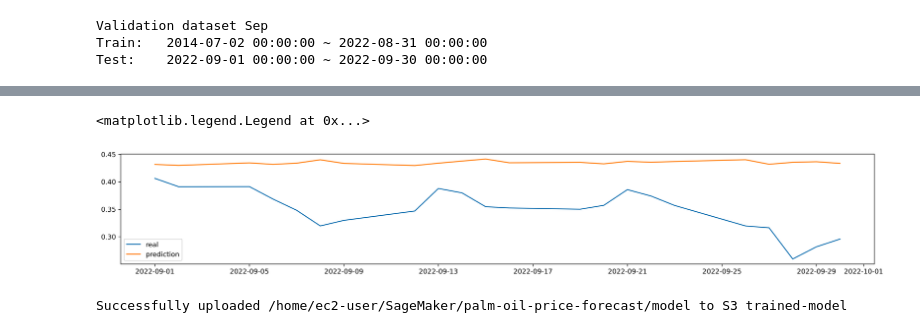
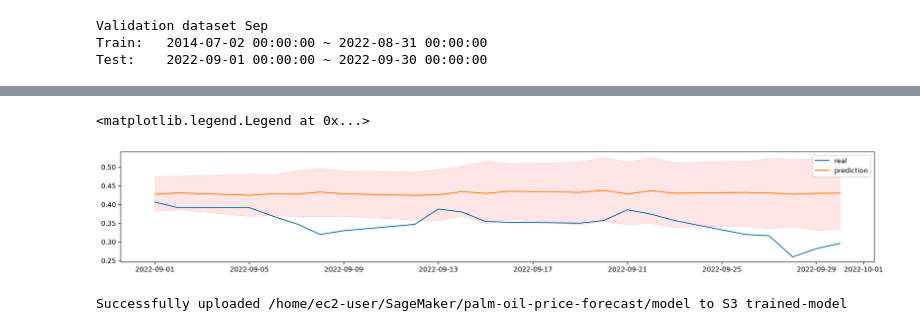
Before and after one commit to gwangjinjeong/palm-oil-price-forecast, a Jupyter notebook: MLOps_Env4palm.ipynb, the cells around one changed output, grey strips where cells are left out. Drawn from its saved outputs; the diff is of its cells as text; code cells hidden in the pictures.

```diff
--- a/MLOps_Env4palm.ipynb
+++ b/MLOps_Env4palm.ipynb
@@ -902,41 +902,52 @@ for f in glob.glob('{}/**/*.csv'.format('/home/ec2-user/SageMaker/palm-oil-price
 # %%
+%%time
 from sagemaker.processing import ProcessingInput, ProcessingOutput
 import boto3
 import sagemaker
 from sagemaker import get_execution_role
 from sagemaker.sklearn.processing import SKLearnProcessor
+import time
+start = time.time()
 
 # region = boto_session.region_name
 role = get_execution_role()
-sklearn_processor = SKLearnProcessor(framework_version = "0.20.0",
+sklearn_processor = SKLearnProcessor(framework_version = "1.0-1",
                                      role = role,
                                      instance_type = "ml.m5.xlarge",
                                      instance_count = 1
                                     )
 
-s3_uri = 's3://{}/{}/{}/{}'.format(BUCKET_NAME_USECASE,
-                                S3_PATH_GOLDEN,
-                                KST.strftime('%Y/%m/%d'),
-                                '{}.csv'.format('stage'),
-                               )
-
+s3_source_uri = 's3://{}/{}/{}/{}'.format(BUCKET_NAME_USECASE,
+                                          S3_PATH_GOLDEN,
+                                          KST.strftime('%Y/%m/%d'),
+                                          '{}.csv'.format('stage'),
+                                         )
+s3_destination_uri = 's3://{}/{}/{}'.format(BUCKET_NAME_USECASE,
+                                            S3_PATH_GOLDEN,
+                                            KST.strftime('%Y/%m/%d')
+                                           )
 sklearn_processor.run(
     code = "preprocessing.py",
     inputs = [
         ProcessingInput(
-            source = s3_uri,
+            source = s3_source_uri,
             input_name = 'stage_data',
-            # s3_input = s3_input,
             destination = "/opt/ml/processing/input")],
     outputs = [
         ProcessingOutput(
             output_name = "train_data",
-            source = "/opt/ml/processing/train"),
+            source = "/opt/ml/processing/train",
+            destination = s3_destination_uri),
         ProcessingOutput(
             output_name = "test_data",
-            source = "/opt/ml/processing/test")],
+            source = "/opt/ml/processing/test",
+            destination = s3_destination_uri)
+    ],
     arguments=["--train_test_split_date", "2022-10-01"],
+    # arguments=["--train_valid_split_date", "2022-09-01"],
+
 )
 
 preprocessing_job_description = sklearn_processor.jobs[-1].describe()
+end = time.time()
 # %% [output]
@@ -1056,6 +1046,3 @@ You should consider upgrading via the '/home/ec2-user/anaconda3/envs/mxnet_p37/b
 # %%
 from autogluon.timeseries import TimeSeriesPredictor, TimeSeriesDataFrame
 import pandas as pd
-# %%
-preprocessed_training_data = 's3://sagemaker-ap-northeast-2-276114397529/sagemaker-scikit-learn-2022-10-25-22-51-41-106/output/train_data'
-preprocessed_test_data = 's3://sagemaker-ap-northeast-2-276114397529/sagemaker-scikit-learn-2022-10-25-22-51-41-106/output/test_data'
@@ -1234,7 +1229,7 @@ val01_model_path
 predictor_val01 = TimeSeriesPredictor(
     path = val01_model_path,
     target ='y',
-    prediction_length = prediction_length,
+    prediction_length = len(test_data_02.loc["FCPOc3"]["y"]),
     eval_metric = "MAPE",
 )
 predictor_val01.fit(
@@ -1288,4 +1303,4 @@ Wall time: 1min 15s
 # %%
-val01_result = pd.merge(test_data_01.loc['FCPOc3']['y'],  predictions_val01_model01.loc['FCPOc3']['mean'],
+val01_result = pd.merge(test_data_01.loc['FCPOc3']['y'],  predictions_val01_model01.loc['FCPOc3'][['mean','0.9','0.1']],
                         left_index=True, right_index=True,
                         how='left')
@@ -1292,11 +1328,15 @@ val01_result = pd.merge(test_data_01.loc['FCPOc3']['y'],  predictions_val01_mode
 # %%
 plt.figure(figsize=(20, 3),dpi=300)
 plt.plot(val01_result['y'], label='real')
 plt.plot(val01_result['mean'], label='prediction')
+
+plt.fill_between(
+    val01_result.index, val01_result["0.1"], val01_result["0.9"], color="red", alpha=0.1
+)
 plt.legend()
 # %% [output]
 <matplotlib.legend.Legend at 0x...>
-[figure, old version]
+[figure, new version]
 # %%
 val01_result.to_csv(os.path.join(os.getcwd(),val01_model_path,'prediction.csv'))
 # %%
```
Also changed, not shown: parts of 193 cells of this notebook.
